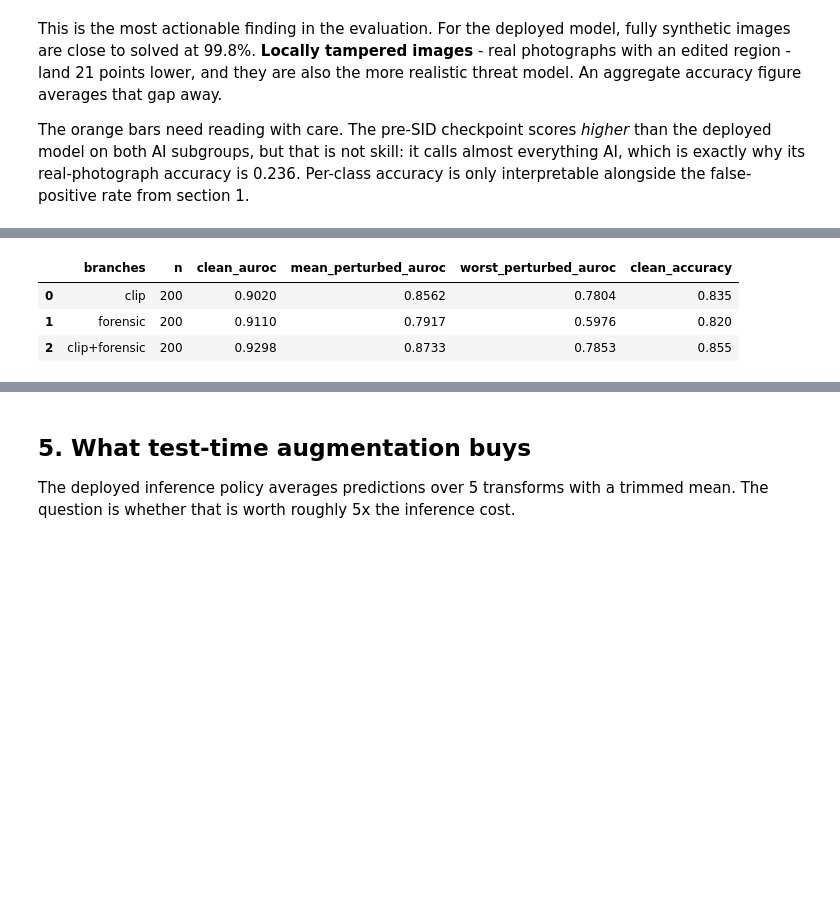
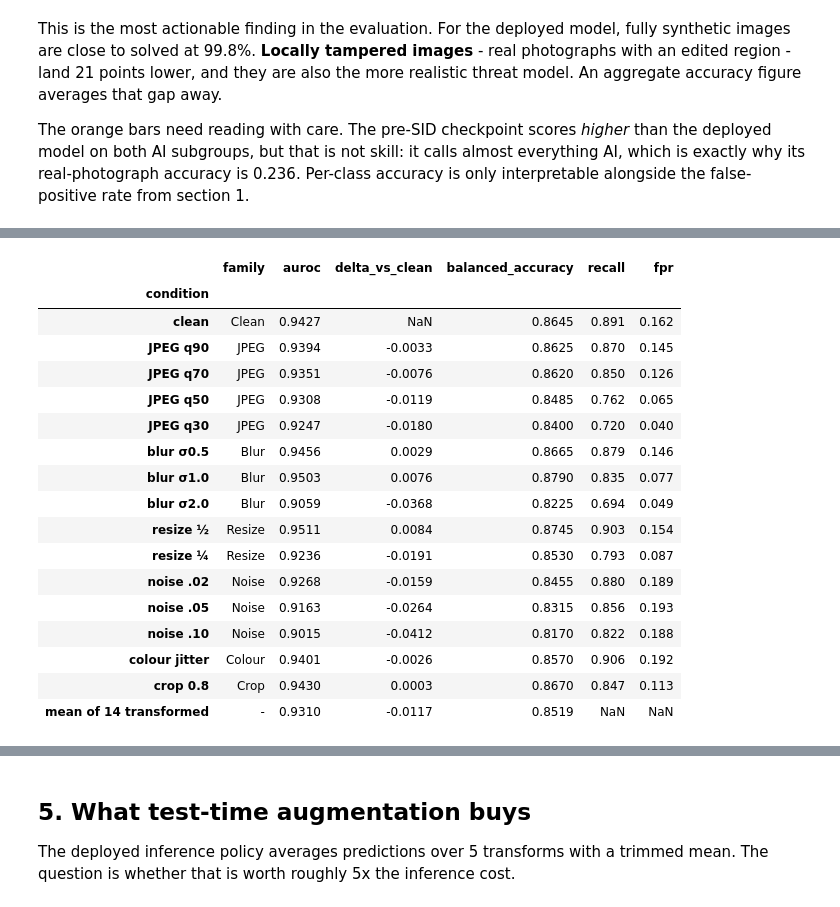
Before and after one commit to h7karu/regenerators_aigc_detector, a Jupyter notebook: notebooks/results.ipynb, the cells around one changed output, grey strips where cells are left out. Cells and saved outputs as stored; diff of their text form; code cells hidden in the pictures; blank space fills up the shorter version.

```diff
--- a/notebooks/results.ipynb
+++ b/notebooks/results.ipynb
@@ -392,33 +396,64 @@ across the 15 perturbations - so the length of the connector is that arm's robus
 # %%
-ARMS = [
-    ("clip", NB_REPORTS / "ablation_clip" / "robustness_summary.csv", BLUE),
-    ("forensic", NB_REPORTS / "ablation_forensic" / "robustness_summary.csv", ORANGE),
-    ("clip+forensic", NB_REPORTS / "ablation_clip_forensic" / "robustness_summary.csv", AQUA),
-]
+FAMILY = {
+    "clean": "Clean",
+    "jpeg_90": "JPEG", "jpeg_70": "JPEG", "jpeg_50": "JPEG", "jpeg_30": "JPEG",
+    "blur_0.5": "Blur", "blur_1.0": "Blur", "blur_2.0": "Blur",
+    "resize_0.5": "Resize", "resize_0.25": "Resize",
+    "noise_0.02": "Noise", "noise_0.05": "Noise", "noise_0.10": "Noise",
+    "color_0.2": "Colour", "crop_0.8": "Crop",
+}
+LABEL = {
+    "clean": "clean",
+    "jpeg_90": "JPEG q90", "jpeg_70": "JPEG q70", "jpeg_50": "JPEG q50", "jpeg_30": "JPEG q30",
+    "blur_0.5": "blur σ0.5", "blur_1.0": "blur σ1.0", "blur_2.0": "blur σ2.0",
+    "resize_0.5": "resize ½", "resize_0.25": "resize ¼",
+    "noise_0.02": "noise .02", "noise_0.05": "noise .05", "noise_0.10": "noise .10",
+    "color_0.2": "colour jitter", "crop_0.8": "crop 0.8",
+}
+ORDER = list(sid_after["transforms"].keys())
+CLEAN_T = sid_after["transforms"]["clean"]
 
-ablation_rows = []
-ablation_available = []
-for name, path, colour in ARMS:
-    if not path.is_file():
-        continue
-    df = pd.read_csv(path)
-    clean = df[df.variant == "clean"]
-    perturbed = df[df.variant != "clean"]
-    ablation_rows.append({
-        "branches": name,
-        "n": int(clean["n"].iloc[0]),
-        "clean_auroc": float(clean["auroc"].iloc[0]),
-        "mean_perturbed_auroc": float(perturbed["auroc"].mean()),
-        "worst_perturbed_auroc": float(perturbed["auroc"].min()),
-        "clean_accuracy": float(clean["accuracy"].iloc[0]),
+summary_rows = []
+for key in ORDER:
+    v = sid_after["transforms"][key]
+    summary_rows.append({
+        "condition": LABEL[key],
+        "family": FAMILY[key],
+        "auroc": v["auroc"],
+        "delta_vs_clean": np.nan if key == "clean" else v["auroc"] - CLEAN_T["auroc"],
+        "balanced_accuracy": v["balanced_accuracy"],
+        "recall": v["recall"],
+        "fpr": v["false_positive_rate"],
     })
-    ablation_available.append((name, colour))
 
-ablation = pd.DataFrame(ablation_rows)
-ablation.round(4)
+s = sid_after["summary"]
+summary_rows.append({
+    "condition": "mean of 14 transformed", "family": "-",
+    "auroc": s["mean_transformed_auroc"],
+    "delta_vs_clean": s["mean_transformed_auroc"] - CLEAN_T["auroc"],
+    "balanced_accuracy": s["mean_transformed_balanced_accuracy"],
+    "recall": np.nan, "fpr": np.nan,
+})
+
+robustness_summary = pd.DataFrame(summary_rows).set_index("condition")
+robustness_summary.round(4)
 # %% [output]
-|  | branches | n | clean_auroc | mean_perturbed_auroc | worst_perturbed_auroc | clean_accuracy |
-| 0 | clip | 200 | 0.9020 | 0.8562 | 0.7804 | 0.835 |
-| 1 | forensic | 200 | 0.9110 | 0.7917 | 0.5976 | 0.820 |
-| 2 | clip+forensic | 200 | 0.9298 | 0.8733 | 0.7853 | 0.855 |
+|  | family | auroc | delta_vs_clean | balanced_accuracy | recall | fpr |
+| condition |  |  |  |  |  |  |
+| clean | Clean | 0.9427 | NaN | 0.8645 | 0.891 | 0.162 |
+| JPEG q90 | JPEG | 0.9394 | -0.0033 | 0.8625 | 0.870 | 0.145 |
+| JPEG q70 | JPEG | 0.9351 | -0.0076 | 0.8620 | 0.850 | 0.126 |
+| JPEG q50 | JPEG | 0.9308 | -0.0119 | 0.8485 | 0.762 | 0.065 |
+| JPEG q30 | JPEG | 0.9247 | -0.0180 | 0.8400 | 0.720 | 0.040 |
+| blur σ0.5 | Blur | 0.9456 | 0.0029 | 0.8665 | 0.879 | 0.146 |
+| blur σ1.0 | Blur | 0.9503 | 0.0076 | 0.8790 | 0.835 | 0.077 |
+| blur σ2.0 | Blur | 0.9059 | -0.0368 | 0.8225 | 0.694 | 0.049 |
+| resize ½ | Resize | 0.9511 | 0.0084 | 0.8745 | 0.903 | 0.154 |
+| resize ¼ | Resize | 0.9236 | -0.0191 | 0.8530 | 0.793 | 0.087 |
+| noise .02 | Noise | 0.9268 | -0.0159 | 0.8455 | 0.880 | 0.189 |
+| noise .05 | Noise | 0.9163 | -0.0264 | 0.8315 | 0.856 | 0.193 |
+| noise .10 | Noise | 0.9015 | -0.0412 | 0.8170 | 0.822 | 0.188 |
+| colour jitter | Colour | 0.9401 | -0.0026 | 0.8570 | 0.906 | 0.192 |
+| crop 0.8 | Crop | 0.9430 | 0.0003 | 0.8670 | 0.847 | 0.113 |
+| mean of 14 transformed | - | 0.9310 | -0.0117 | 0.8519 | NaN | NaN |
 # %%
```
Also changed, not shown: parts of 10 cells of this notebook.
